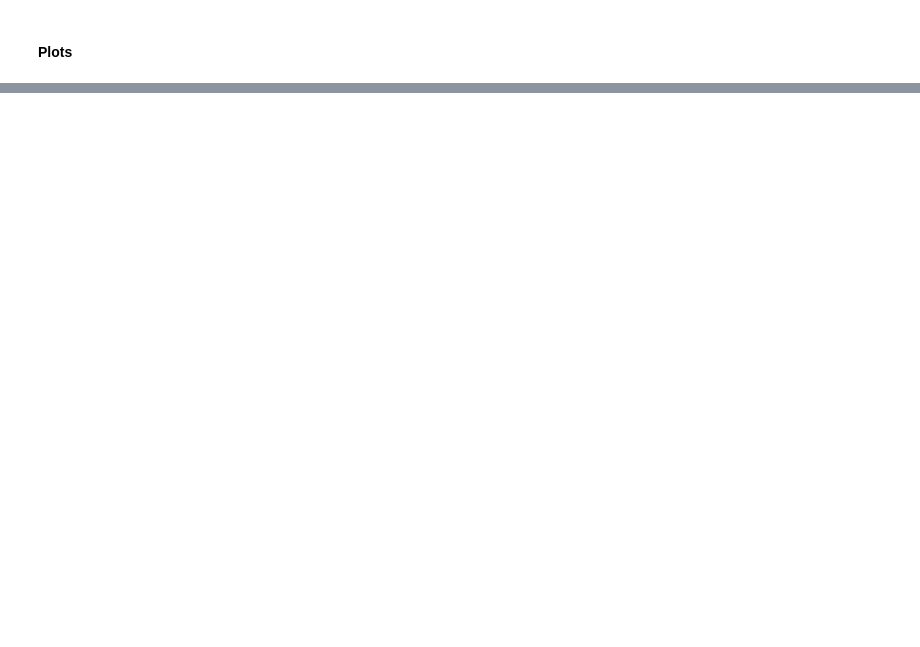
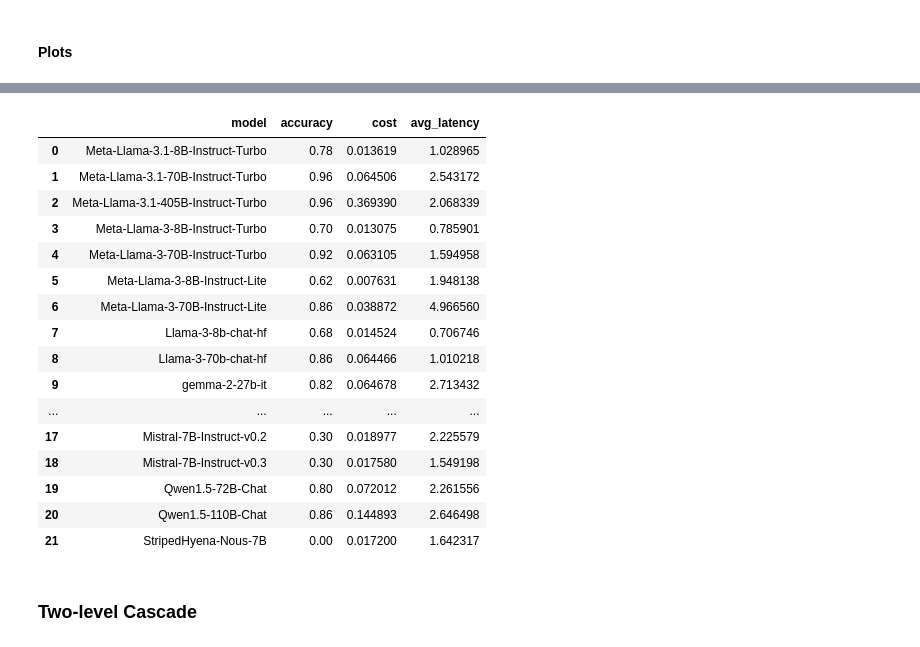
Before and after one commit to stevenkolawole/Agreement-Based-Cascading, a Jupyter notebook: run.ipynb, the cells around one changed output, grey strips where cells are left out. Saved outputs shown, nothing was run; the diff lists cells and outputs as text; code cells hidden in the pictures; blank space fills up the shorter version.

```diff
--- a/run.ipynb
+++ b/run.ipynb
@@ -565,0 +832,3 @@ plt.show()
+# %%
+Task1 = GSM8KDataset()
+API1 = TogetherAIAPI(TaskData=Task1)
@@ -565,0 +837,17 @@ plt.show()
+# %%
+results = []
+# %%
+for model in single_models:
+    print(f"Running inference on {model}...")
+    single_run = EnsembleCascade(
+        # ensemble cascade works well for just a single model, if only one model is passed in
+        API1, Task1, [model],
+    )
+    accurracy, avg_latency, total_cost = single_run.inference_cascade(len_data=50)
+    print(accurracy, avg_latency, total_cost)
+    results.append({
+        "model": model.split('/')[-1],
+        "accuracy": accurracy,
+        "cost": total_cost,
+        "avg_latency": avg_latency,
+    })
@@ -565,0 +872,25 @@ plt.show()
+# %%
+df_results = pd.DataFrame(results) # add cascade results later
+
+df_results.to_csv("single_models_gsm8k.csv", index=False)
+df_results
+# %% [output]
+|  | model | accuracy | cost | avg_latency |
+| 0 | Meta-Llama-3.1-8B-Instruct-Turbo | 0.78 | 0.013619 | 1.028965 |
+| 1 | Meta-Llama-3.1-70B-Instruct-Turbo | 0.96 | 0.064506 | 2.543172 |
+| 2 | Meta-Llama-3.1-405B-Instruct-Turbo | 0.96 | 0.369390 | 2.068339 |
+| 3 | Meta-Llama-3-8B-Instruct-Turbo | 0.70 | 0.013075 | 0.785901 |
+| 4 | Meta-Llama-3-70B-Instruct-Turbo | 0.92 | 0.063105 | 1.594958 |
+| 5 | Meta-Llama-3-8B-Instruct-Lite | 0.62 | 0.007631 | 1.948138 |
+| 6 | Meta-Llama-3-70B-Instruct-Lite | 0.86 | 0.038872 | 4.966560 |
+| 7 | Llama-3-8b-chat-hf | 0.68 | 0.014524 | 0.706746 |
+| 8 | Llama-3-70b-chat-hf | 0.86 | 0.064466 | 1.010218 |
+| 9 | gemma-2-27b-it | 0.82 | 0.064678 | 2.713432 |
+| ... | ... | ... | ... | ... |
+| 17 | Mistral-7B-Instruct-v0.2 | 0.30 | 0.018977 | 2.225579 |
+| 18 | Mistral-7B-Instruct-v0.3 | 0.30 | 0.017580 | 1.549198 |
+| 19 | Qwen1.5-72B-Chat | 0.80 | 0.072012 | 2.261556 |
+| 20 | Qwen1.5-110B-Chat | 0.86 | 0.144893 | 2.646498 |
+| 21 | StripedHyena-Nous-7B | 0.00 | 0.017200 | 1.642317 |
+# %% [markdown]
+### Two-level Cascade
```
Also changed, not shown: parts of 98 cells of this notebook, 4 other files.
